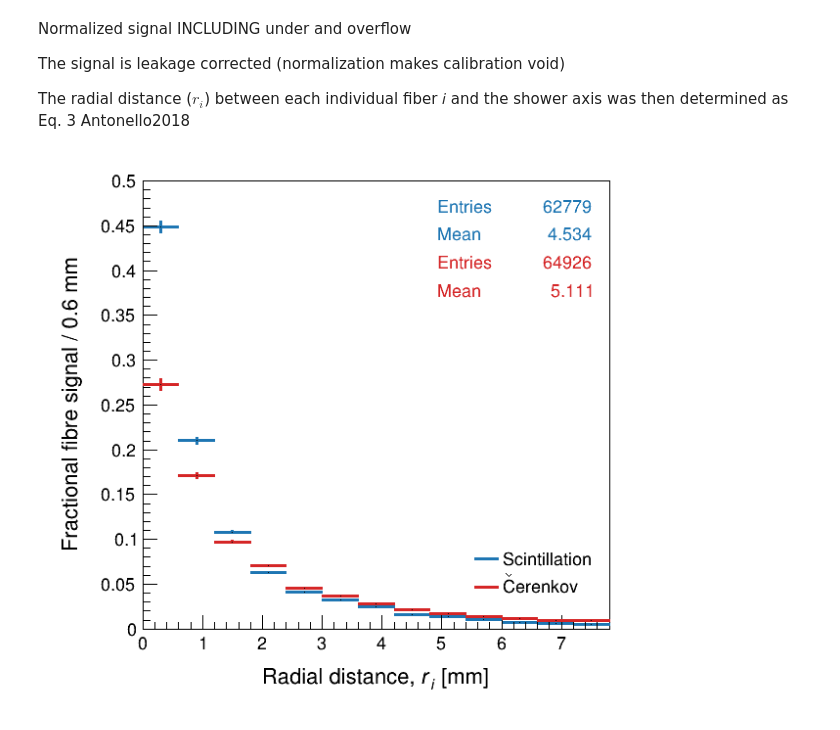
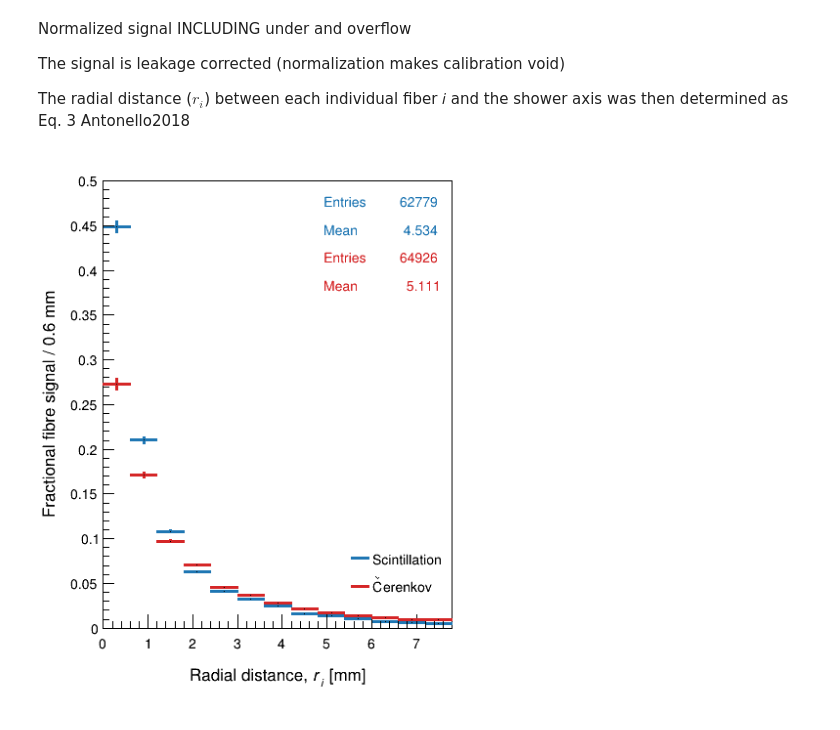
Before and after one commit to mollyhjorthjensen/DREAM, a Jupyter notebook: Analysis/validation.ipynb, the cells around one changed output. Drawn from its saved outputs; the diff is of its cells as text; code cells hidden in the pictures.

```diff
--- a/Analysis/validation.ipynb
+++ b/Analysis/validation.ipynb
@@ -214,0 +229,6 @@ c1.Print("hXY.png")
+# %%
+# create rdataframe
+path = "/groups/hep/mojen/repositories/DREAM/Run/final_run/range"
+fileName = os.path.join(path, "range2.root")
+rdf = ROOT.ROOT.RDataFrame("B4", os.path.join(path, fileName))
+print(rdf.GetColumnNames())
@@ -389,5 +422,21 @@ c4.Print("final.png")
 # %% [markdown]
 ### Particle identification
+# %%
+# create rdataframe
+path = "/groups/hep/mojen/repositories/DREAM/Run/final_run/pid"
+rdf = {}
+for x in ['electron', 'proton']:
+    fileName = os.path.join(path, f"{x}/{x}.root")
+    rdf[x] = ROOT.ROOT.RDataFrame("B4", os.path.join(path, fileName))
+    rdf[x] = rdf[x].Define("VecSignalScnt_corr", leakageCorrection("VecSignalScnt"))
+    rdf[x] = rdf[x].Define("VecSignalCkov_corr", leakageCorrection("VecSignalCkov"))
+    rdf[x] = rdf[x].Define("VecSignalScnt_cal", f"VecSignalScnt*{cal['Scnt']}")
+    rdf[x] = rdf[x].Define("VecSignalCkov_cal", f"VecSignalCkov*{cal['Ckov']}")
+    rdf[x] = rdf[x].Define("Ssum", "Sum(VecSignalScnt_cal)")
+    rdf[x] = rdf[x].Define("Csum", "Sum(VecSignalCkov_cal)")
+    rdf[x] = rdf[x].Define("Snorm", f"Ssum / PrimaryEnergy")
+    rdf[x] = rdf[x].Define("Cnorm", f"Csum / PrimaryEnergy")
+    rdf[x] = rdf[x].Define("CoverS", "Cnorm/Snorm")
 # %%
 c6 = ROOT.TCanvas("c6", "c6", 600, 400)
 ROOT.gPad.SetLeftMargin(0.12)
@@ -601,7 +638,7 @@ The signal is leakage corrected (normalization makes calibration void)
 The radial distance ($r_i$) between each individual fiber 𝑖 and the
 shower axis was then determined as Eq. 3 Antonello2018
 # %%
-c8 = ROOT.TCanvas("c8", "c8", 600, 600)
+c8 = ROOT.TCanvas("c8", "c8", 450, 600)
 ROOT.gStyle.SetOptStat("em")
 x = ["Scnt_r_mm", "Ckov_r_mm"]
 y = ["Scnt_norm", "Ckov_norm"]
@@ -621,9 +658,9 @@ p[0].GetYaxis().SetTitle(f"Fractional fibre signal / {binwidth} mm")
 p[0].SetAxisRange(0., 0.5, "Y")
 
 #
-ROOT.gPad.SetLeftMargin(0.18)
+ROOT.gPad.SetLeftMargin(0.15)
 ROOT.gPad.SetBottomMargin(0.15)
-ROOT.gPad.SetRightMargin(0.02)
+ROOT.gPad.SetRightMargin(0.05)
 ROOT.gPad.SetTopMargin(0.05)
 
 labelsize = 1 * p[0].GetYaxis().GetLabelSize()
@@ -633,8 +670,12 @@ ytitleoffset = 1.4 * xtitleoffset
 xlabeloffset = 2 * p[0].GetXaxis().GetLabelOffset()
 ylabeloffset = 2 * p[0].GetYaxis().GetLabelOffset()
 linewidth = 3
-x2ndc = 0.89+0.08
-y2ndc = 0.88+0.05
+# x2ndc = 0.89+0.08
+# y2ndc = 0.88+0.05
+
+ticklength = 0.02
+x2ndc = 1-0.05-0.01
+y2ndc = 1-0.05-0.012
 
 p[0].SetLineWidth(linewidth)
 p[1].SetLineWidth(linewidth)
@@ -672,31 +713,31 @@ p[0].SetStats(0)
 stats2 = p[1].GetListOfFunctions().FindObject("stats")
 p[1].GetListOfFunctions().Remove(stats2)
 p[1].SetStats(0)
 stats2.SetTextColor(palette['red'].GetNumber())
 stats2.SetX2NDC(stats1.GetX2NDC())
 stats2.SetY2NDC(stats1.GetY1NDC())
 stats2.SetX1NDC(stats1.GetX1NDC())
 stats2.SetY1NDC(stats1.GetY1NDC()-0.1)
 stats2.SetTextSize(labelsize)
 stats2.SetBorderSize(0)
 stats2.GetListOfLines().Remove(stats2.GetLineWith("Mean y"))
 stats2.Draw()
 p[1].SetStats(0)
 
 # legend
 legend = ROOT.TLegend(stats1.GetX1NDC()+0.07, 0.2, stats1.GetX2NDC(), 0.3)
 legend.SetFillColor(0)
 #legend.SetTextAlign(ROOT.kHAlignLeft+ROOT.kVAlignTop)
 legend.SetBorderSize(0)
 legend.SetTextSize(labelsize)
 legend.AddEntry(p[0].GetValue(), "Scintillation", "l")
 legend.AddEntry(p[1].GetValue(), "#check{C}erenkov", "l")
 legend.Draw()
 
 c8.Modified()
 
 c8.Update()
 c8.Draw()
 c8.SaveAs("LateralProfile.png")
 # %% [output]
-[figure, old version]
+[figure, new version]
```
Also changed, not shown: parts of 22 cells of this notebook.
